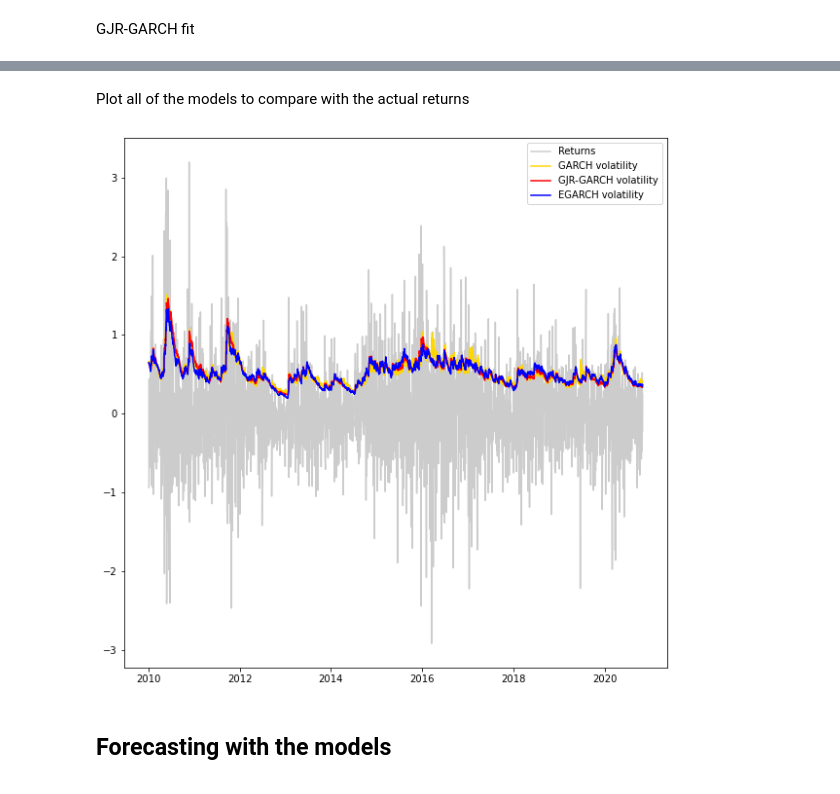
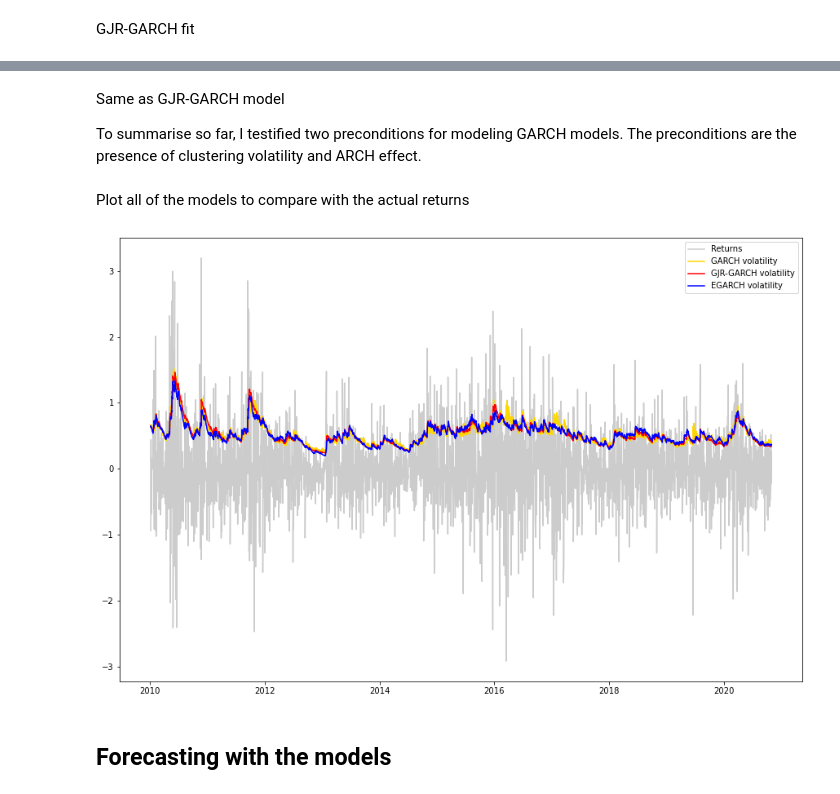
Before and after one commit to eddie8615/cs_project, a Jupyter notebook: GARCH Model.ipynb, the cells around one changed output, grey strips where cells are left out. Cells and saved outputs as stored; diff of their text form; code cells hidden in the pictures.

```diff
--- a/GARCH Model.ipynb
+++ b/GARCH Model.ipynb
@@ -150,16 +198,20 @@ Covariance estimator: robust
+# %% [markdown]
+Same as GJR-GARCH model
+
+To summarise so far, I testified two preconditions for modeling GARCH models. The preconditions are the presence of clustering volatility and ARCH effect.
 # %% [markdown]
 Plot all of the models to compare with the actual returns
 # %%
-plt.figure(figsize=(10,10))
+plt.figure(figsize=(15,10))
 plt.plot(returns, color='grey', alpha=0.4, label = 'Returns')
 plt.plot(gm_res.conditional_volatility, color = 'gold', label = 'GARCH volatility')
 plt.plot(gjr_res.conditional_volatility, color='red', label = 'GJR-GARCH volatility')
 plt.plot(egm_res.conditional_volatility, color='blue', label = 'EGARCH volatility')
 
 plt.legend(loc = 'upper right')
 plt.show()
 # %% [output]
-[figure, old version]
+[figure, new version]
 # %% [markdown]
 ## Forecasting with the models
 # %% [markdown]
```
Also changed, not shown: parts of 18 cells of this notebook.
